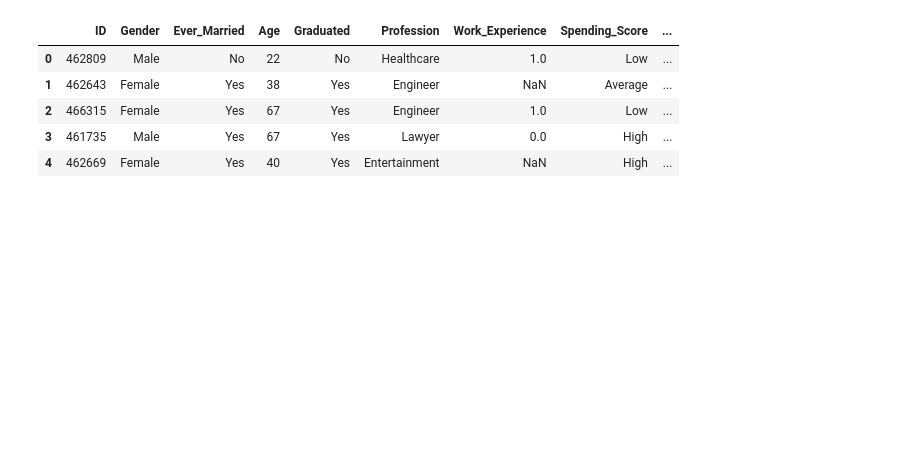
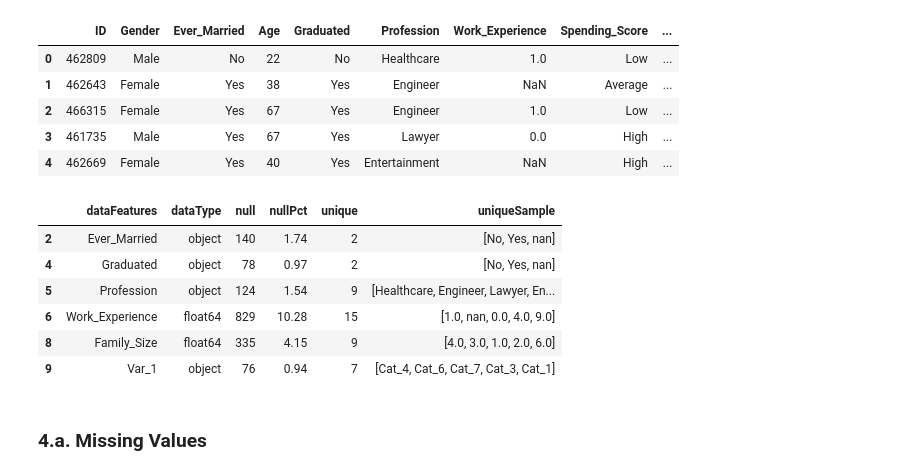
Before and after one commit to harashtaht/CustomerSegmentation, a Jupyter notebook: customerSegmentation/dataAnalysis.ipynb, the cells around one changed output. Cells and saved outputs as stored; diff of their text form; code cells hidden in the pictures; blank space fills up the shorter version.

```diff
--- a/customerSegmentation/dataAnalysis.ipynb
+++ b/customerSegmentation/dataAnalysis.ipynb
@@ -951,3 +953,16 @@ dfTr.head()
 | 2 | 466315 | Female | Yes | 67 | Yes | Engineer | 1.0 | Low | ... |
 | 3 | 461735 | Male | Yes | 67 | Yes | Lawyer | 0.0 | High | ... |
 | 4 | 462669 | Female | Yes | 40 | Yes | Entertainment | NaN | High | ... |
+# %%
+dfNull = describeDF(dfTr)[describeDF(dfTr)['null']>0]
+dfNull
+# %% [output]
+|  | dataFeatures | dataType | null | nullPct | unique | uniqueSample |
+| 2 | Ever_Married | object | 140 | 1.74 | 2 | [No, Yes, nan] |
+| 4 | Graduated | object | 78 | 0.97 | 2 | [No, Yes, nan] |
+| 5 | Profession | object | 124 | 1.54 | 9 | [Healthcare, Engineer, Lawyer, En... |
+| 6 | Work_Experience | float64 | 829 | 10.28 | 15 | [1.0, nan, 0.0, 4.0, 9.0] |
+| 8 | Family_Size | float64 | 335 | 4.15 | 9 | [4.0, 3.0, 1.0, 2.0, 6.0] |
+| 9 | Var_1 | object | 76 | 0.94 | 7 | [Cat_4, Cat_6, Cat_7, Cat_3, Cat_1] |
+# %% [markdown]
+### 4.a. Missing Values
```
Also changed, not shown: parts of 4 cells of this notebook.
